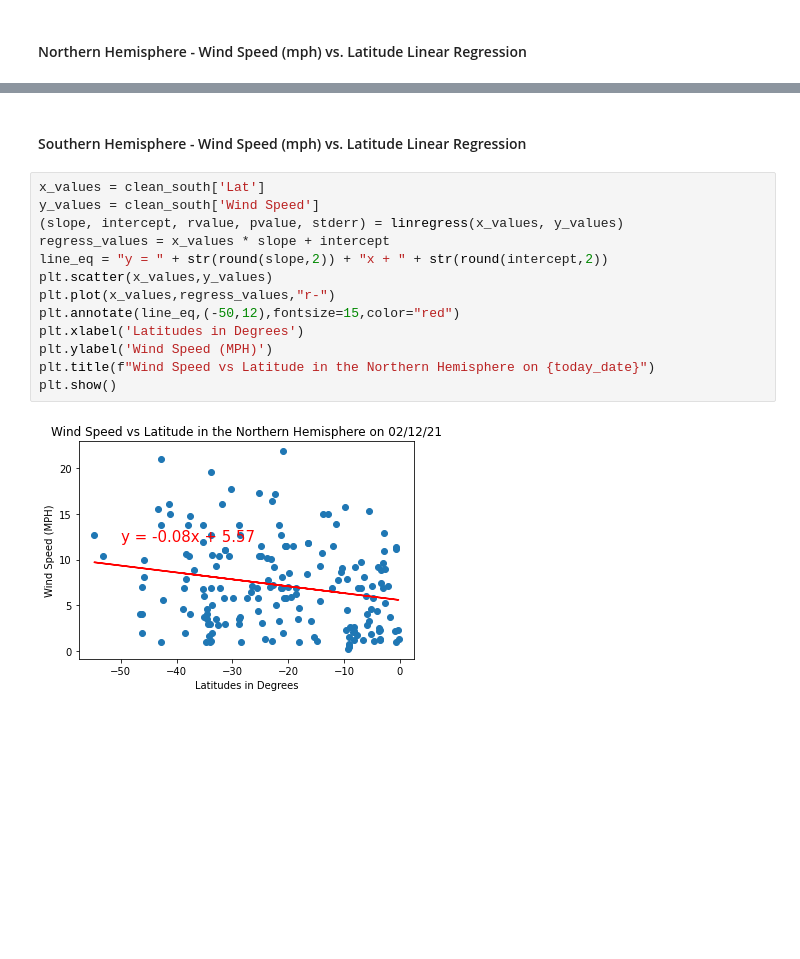
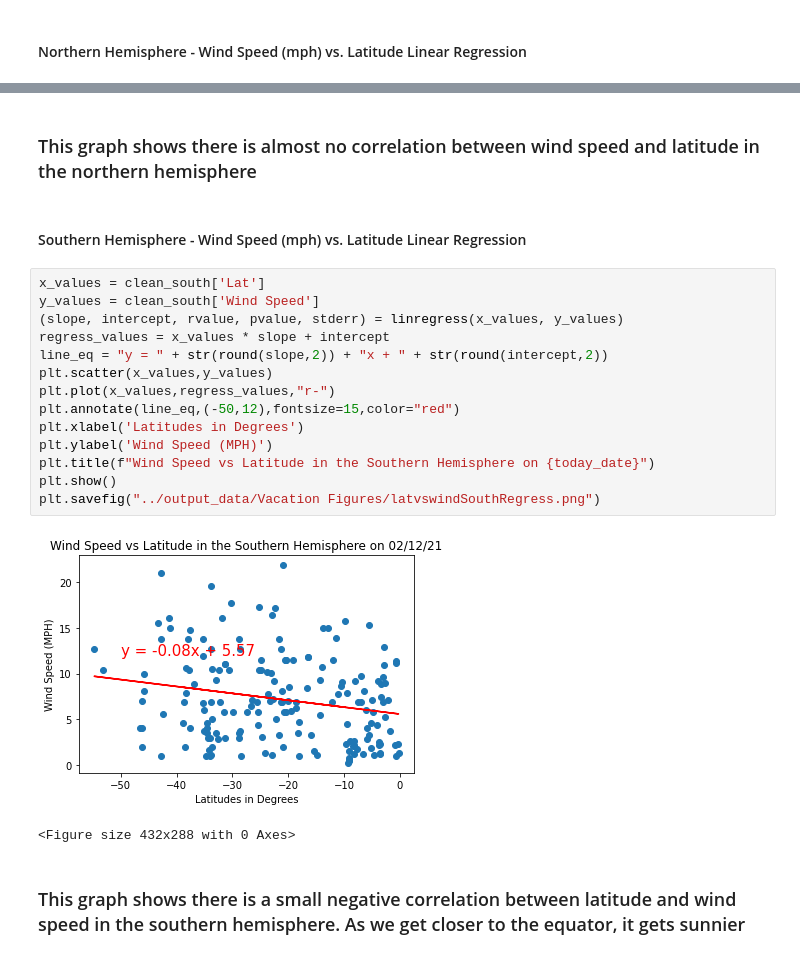
Before and after one commit to NateWitte/python_api_challenge, a Jupyter notebook: WeatherPy/StarterWeatherPy.ipynb, the cells around one changed output, grey strips where cells are left out. Cells and saved outputs as stored; diff of their text form; blank space fills up the shorter version.

```diff
--- a/WeatherPy/StarterWeatherPy.ipynb
+++ b/WeatherPy/StarterWeatherPy.ipynb
@@ -392,17 +409,23 @@ plt.show()
+# %% [markdown]
+### This graph shows there is almost no correlation between wind speed and latitude in the northern hemisphere
 # %% [markdown]
 ####  Southern Hemisphere - Wind Speed (mph) vs. Latitude Linear Regression
 # %%
 x_values = clean_south['Lat']
 y_values = clean_south['Wind Speed']
 (slope, intercept, rvalue, pvalue, stderr) = linregress(x_values, y_values)
 regress_values = x_values * slope + intercept
 line_eq = "y = " + str(round(slope,2)) + "x + " + str(round(intercept,2))
 plt.scatter(x_values,y_values)
 plt.plot(x_values,regress_values,"r-")
 plt.annotate(line_eq,(-50,12),fontsize=15,color="red")
 plt.xlabel('Latitudes in Degrees')
 plt.ylabel('Wind Speed (MPH)')
-plt.title(f"Wind Speed vs Latitude in the Northern Hemisphere on {today_date}")
+plt.title(f"Wind Speed vs Latitude in the Southern Hemisphere on {today_date}")
 plt.show()
+plt.savefig("../output_data/Vacation Figures/latvswindSouthRegress.png")
 # %% [output]
-[figure, old version]
+[figure, new version]
+<Figure size 432x288 with 0 Axes>
+# %% [markdown]
+### This graph shows there is a small negative correlation between latitude and wind speed in the southern hemisphere. As we get closer to the equator, it gets sunnier
```
Also changed, not shown: parts of 9 cells of this notebook.
